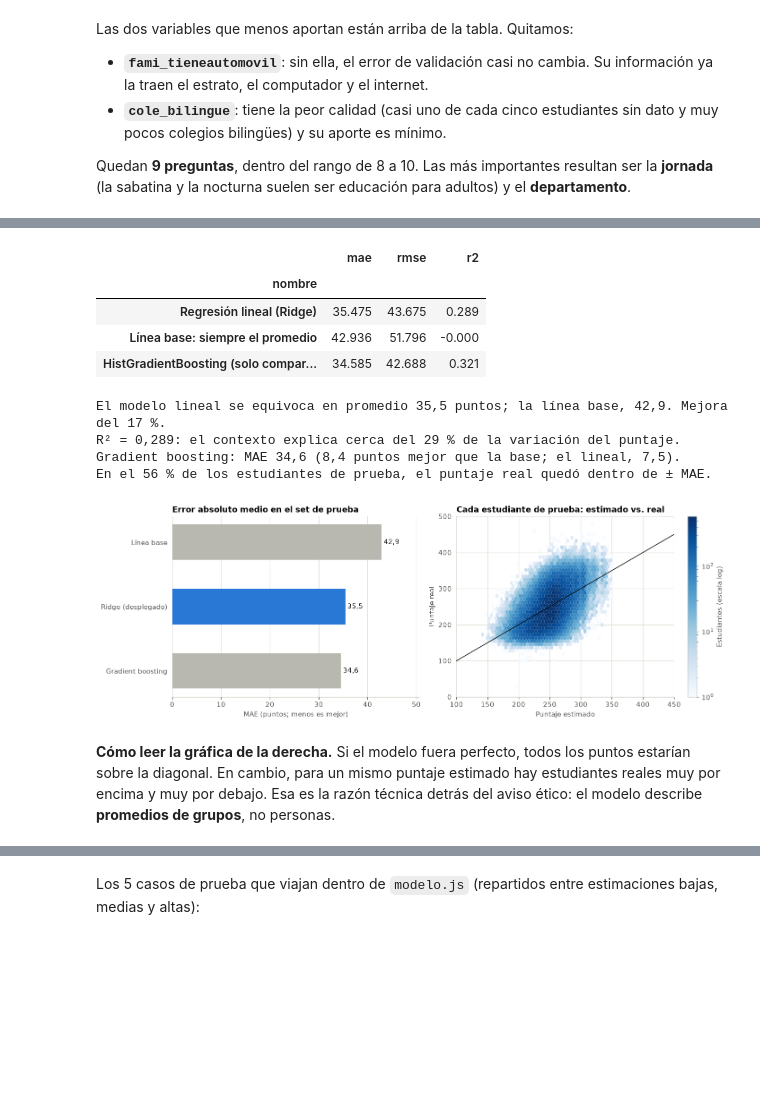
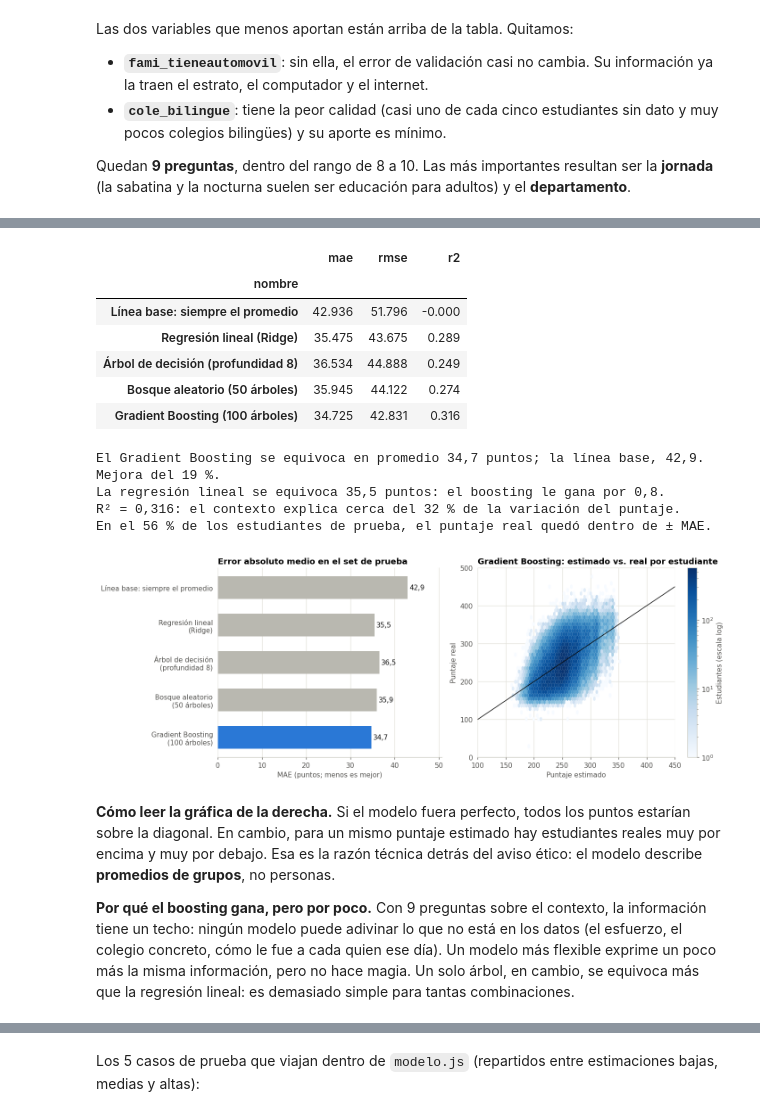
Before and after one commit to Daniel01010101010101/Ejercicio_ejemplo_machine_learning, a Jupyter notebook: notebooks/saber11_modelo.ipynb, the cells around one changed output, grey strips where cells are left out. Drawn from its saved outputs; the diff is of its cells as text; code cells hidden in the pictures; blank space fills up the shorter version.

```diff
--- a/notebooks/saber11_modelo.ipynb
+++ b/notebooks/saber11_modelo.ipynb
@@ -606,6 +591,0 @@ Primero definimos el pipeline; con él elegimos las variables (validando dentro
-# %%
-def crear_modelo(variables: list[str], alpha: float = ALPHA) -> Pipeline:
-    preprocesamiento = ColumnTransformer(
-        [("categoricas", OneHotEncoder(handle_unknown="ignore"), variables)])
-    return Pipeline([("preprocesamiento", preprocesamiento),
-                     ("regresion", Ridge(alpha=alpha))])
@@ -681,0 +712,7 @@ Entrenamos el pipeline con las variables elegidas y **todo** el set de entrenami
+# %%
+filas = []
+for tipo, nombre in MODELOS.items():
+    p = crear_modelo(VARIABLES, tipo).fit(x_ajuste, y_ajuste).predict(x_valid)
+    filas.append({"modelo": nombre, "MAE en validación": round(mean_absolute_error(y_valid, p), 2),
+                  "R² en validación": round(r2_score(y_valid, p), 3)})
+pd.DataFrame(filas).set_index("modelo")
@@ -735,56 +778,67 @@ def crear_boosting(variables: list[str]) -> Pipeline:
 # %%
 base = DummyRegressor(strategy="mean").fit(x_train, y_train)
-boosting = crear_boosting(VARIABLES).fit(x_train, y_train)
+comparacion = [{"clave": "linea_base", "nombre": "Línea base: siempre el promedio",
+                **metricas(y_test, base.predict(x_test))}]
+modelos = {PUBLICADO: modelo}
+for tipo in MODELOS:
+    if tipo not in modelos:
+        modelos[tipo] = crear_modelo(VARIABLES, tipo).fit(x_train, y_train)
+    nombre = MODELOS[tipo]
+    if tipo == "boosting":  # con parada temprana podría usar menos de 100 árboles
+        nombre = f"Gradient Boosting ({modelos[tipo].named_steps['regresion'].n_iter_} árboles)"
+    fila = {"clave": tipo, "nombre": nombre, **metricas(y_test, modelos[tipo].predict(x_test))}
+    if tipo == PUBLICADO:
+        fila["publicado"] = True
+    comparacion.append(fila)
+resultados = {"modelo": next(f for f in comparacion if f.get("publicado")),
+              "linea_base": comparacion[0], "comparacion": comparacion}
+display(pd.DataFrame(comparacion).set_index("nombre")[["mae", "rmse", "r2"]].round(3))
 
 pred_modelo = modelo.predict(x_test)
-resultados = {
-    "modelo": {"nombre": "Regresión lineal (Ridge)", **metricas(y_test, pred_modelo)},
-    "linea_base": {"nombre": "Línea base: siempre el promedio", **metricas(y_test, base.predict(x_test))},
-    "boosting": {"nombre": "HistGradientBoosting (solo comparación)", **metricas(y_test, boosting.predict(x_test))},
-}
-tabla_metricas = pd.DataFrame(resultados.values()).set_index("nombre")
-display(tabla_metricas.round(3))
-
 mae = resultados["modelo"]["mae"]
 mejora = 1 - mae / resultados["linea_base"]["mae"]
 cobertura = float(np.mean(np.abs(y_test.to_numpy() - pred_modelo) <= mae))
-print(f"El modelo lineal se equivoca en promedio {fmt(mae, 1)} puntos; la línea base, "
+lineal = next(f for f in comparacion if f["clave"] == "lineal")
+print(f"El Gradient Boosting se equivoca en promedio {fmt(mae, 1)} puntos; la línea base, "
       f"{fmt(resultados['linea_base']['mae'], 1)}. Mejora del {fmt(100 * mejora)} %.")
+print(f"La regresión lineal se equivoca {fmt(lineal['mae'], 1)} puntos: el boosting le gana por {fmt(lineal['mae'] - mae, 1)}.")
 print(f"R² = {fmt(resultados['modelo']['r2'], 3)}: el contexto explica cerca del "
       f"{fmt(100 * resultados['modelo']['r2'])} % de la variación del puntaje.")
-print(f"Gradient boosting: MAE {fmt(resultados['boosting']['mae'], 1)} "
-      f"({fmt(resultados['linea_base']['mae'] - resultados['boosting']['mae'], 1)} puntos mejor que la base; "
-      f"el lineal, {fmt(resultados['linea_base']['mae'] - mae, 1)}).")
 print(f"En el {fmt(100 * cobertura)} % de los estudiantes de prueba, el puntaje real quedó dentro de ± MAE.")
 # %% [output]
 |  | mae | rmse | r2 |
 | nombre |  |  |  |
+| Línea base: siempre el promedio | 42.936 | 51.796 | -0.000 |
 | Regresión lineal (Ridge) | 35.475 | 43.675 | 0.289 |
-| Línea base: siempre el promedio | 42.936 | 51.796 | -0.000 |
-| HistGradientBoosting (solo compar... | 34.585 | 42.688 | 0.321 |
+| Árbol de decisión (profundidad 8) | 36.534 | 44.888 | 0.249 |
+| Bosque aleatorio (50 árboles) | 35.945 | 44.122 | 0.274 |
+| Gradient Boosting (100 árboles) | 34.725 | 42.831 | 0.316 |
-El modelo lineal se equivoca en promedio 35,5 puntos; la línea base, 42,9. Mejora del 17 %.
-R² = 0,289: el contexto explica cerca del 29 % de la variación del puntaje.
-Gradient boosting: MAE 34,6 (8,4 puntos mejor que la base; el lineal, 7,5).
+El Gradient Boosting se equivoca en promedio 34,7 puntos; la línea base, 42,9. Mejora del 19 %.
+La regresión lineal se equivoca 35,5 puntos: el boosting le gana por 0,8.
+R² = 0,316: el contexto explica cerca del 32 % de la variación del puntaje.
 En el 56 % de los estudiantes de prueba, el puntaje real quedó dentro de ± MAE.
 # %%
-fig, (ax1, ax2) = plt.subplots(1, 2, figsize=(13, 4.6), gridspec_kw={"width_ratios": [1, 1.1]})
-nombres = ["Línea base", "Ridge (desplegado)", "Gradient boosting"]
-valores = [resultados["linea_base"]["mae"], mae, resultados["boosting"]["mae"]]
-ax1.barh(nombres, valores, color=[GRIS, AZUL, GRIS], height=0.55)
+fig, (ax1, ax2) = plt.subplots(1, 2, figsize=(13, 4.8), gridspec_kw={"width_ratios": [1, 1.1]})
+nombres = [f["nombre"].replace(" (", "\n(") for f in comparacion]
+valores = [f["mae"] for f in comparacion]
+ax1.barh(nombres, valores, color=[AZUL if f.get("publicado") else GRIS for f in comparacion], height=0.6)
 for y_pos, valor in enumerate(valores):
     ax1.text(valor + 0.4, y_pos, fmt(valor, 1), va="center", color=TINTA)
 ax1.invert_yaxis()
-ax1.set(title="Error absoluto medio en el set de prueba", xlabel="MAE (puntos; menos es mejor)", xlim=(0, max(valores) * 1.18))
+ax1.set(title="Error absoluto medio en el set de prueba", xlabel="MAE (puntos; menos es mejor)",
+        xlim=(0, max(valores) * 1.18))
 ax1.grid(axis="y", visible=False)
 
 hb = ax2.hexbin(pred_modelo, y_test, gridsize=45, cmap="Blues", mincnt=1, bins="log", linewidths=0)
 ax2.plot([0, 500], [0, 500], color=TINTA, linewidth=1)
-ax2.set(title="Cada estudiante de prueba: estimado vs. real", xlabel="Puntaje estimado", ylabel="Puntaje real",
-        xlim=(100, 450), ylim=(0, 500))
+ax2.set(title="Gradient Boosting: estimado vs. real por estudiante", xlabel="Puntaje estimado",
+        ylabel="Puntaje real", xlim=(100, 450), ylim=(0, 500))
 fig.colorbar(hb, ax=ax2, label="Estudiantes (escala log)")
 plt.tight_layout()
 plt.show()
 # %% [output]
-[figure, old version]
+[figure, new version]
 # %% [markdown]
 **Cómo leer la gráfica de la derecha.** Si el modelo fuera perfecto, todos los puntos estarían sobre la diagonal. En cambio, para un mismo puntaje estimado hay estudiantes reales muy por encima y muy por debajo. Esa es la razón técnica detrás del aviso ético: el modelo describe **promedios de grupos**, no personas.
+
+**Por qué el boosting gana, pero por poco.** Con 9 preguntas sobre el contexto, la información tiene un techo: ningún modelo puede adivinar lo que no está en los datos (el esfuerzo, el colegio concreto, cómo le fue a cada quien ese día). Un modelo más flexible exprime un poco más la misma información, pero no hace magia. Un solo árbol, en cambio, se equivoca más que la regresión lineal: es demasiado simple para tantas combinaciones.
```
Also changed, not shown: parts of 46 cells of this notebook, 5 other files.
